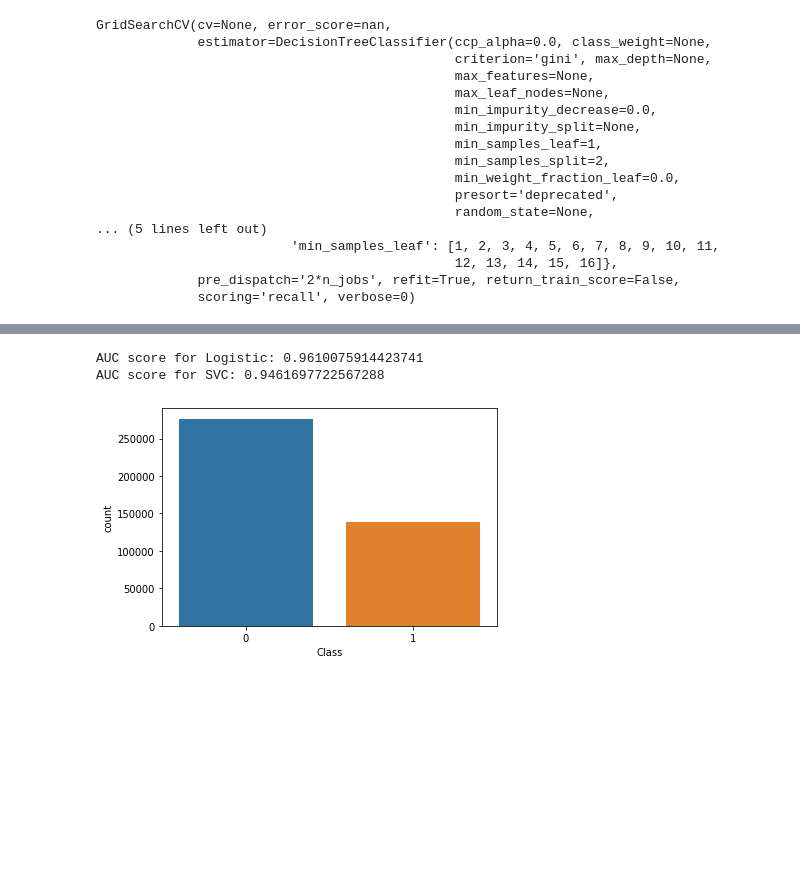
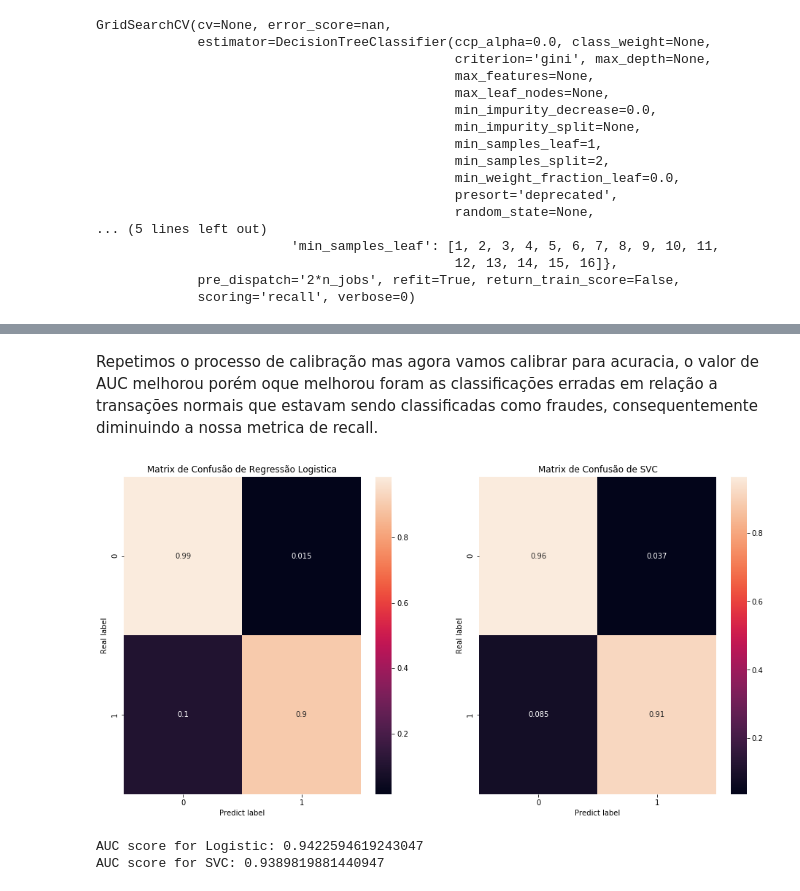
Before and after one commit to Gustavo-Bratfisch/data_science, a Jupyter notebook: Untitled4.ipynb, the cells around one changed output, grey strips where cells are left out. Drawn from its saved outputs; the diff is of its cells as text; code cells hidden in the pictures; blank space fills up the shorter version.

```diff
--- a/Untitled4.ipynb
+++ b/Untitled4.ipynb
@@ -419,31 +442,45 @@ AUC score for SVC: 0.8873360938578331
+# %% [markdown]
+Repetimos o processo de calibração mas agora vamos calibrar para acuracia, o valor de AUC melhorou porém oque melhorou foram as classificações erradas em relação a transações normais que estavam sendo classificadas como fraudes, consequentemente diminuindo a nossa metrica de recall.
 # %%
 log_reg_params = {"penalty": ['l1', 'l2'], 'C': [0.001, 0.01, 0.1, 1, 10, 100, 1000]}
 lr = LogisticRegression(solver='liblinear',max_iter=  1000)
 
 
 grid_Log2 = GridSearchCV( lr,log_reg_params,cv = 5)
 grid_Log2.fit(X_train, y_train)
 
 
 svc_params = {'C': [0.001,0.01,0.1,1,10,100], 'gamma':[0.001,0.01,0.1,1,10,100],'kernel': ['rbf', 'poly', 'sigmoid', 'linear']}
 grid_svc2 = GridSearchCV(SVC(), svc_params,)
 grid_svc2.fit(X_train, y_train)
 
 y_predicao_Logist2 = grid_Log2.predict(X_test)
 y_predicao_SVC2 = grid_svc2.predict(X_test)
 
+cnf_matrix_Logist2 = confusion_matrix(y_test,y_predicao_Logist2,normalize= 'true')
+cnf_matrix_SVC2 = confusion_matrix(y_test,y_predicao_SVC2,normalize= 'true')
+
+labels = [0,1]
+
+
+fig, (ax1, ax2) = plt.subplots(1,2, figsize = (16,8))
+#ax = fig.add_subplot(111)
+sns.heatmap(cnf_matrix_Logist2, annot = True, ax = ax1)
+sns.heatmap(cnf_matrix_SVC2, annot = True, ax = ax2)
+
+ax1.title.set_text('Matrix de Confusão de Regressão Logistica')
+ax1.set_xlabel('Predict label')
+ax1.set_ylabel('Real label')
+
+ax2.title.set_text('Matrix de Confusão de SVC')
+ax2.set_xlabel('Predict label')
+ax2.set_ylabel('Real label')
+#plt.title('Matrix de Confusão')
+plt.show()
 
 print("AUC score for Logistic:",roc_auc_score(y_test, y_predicao_Logist2))
 print("AUC score for SVC:",roc_auc_score(y_test, y_predicao_SVC2))
 # %% [output]
+[figure, added]
-AUC score for Logistic: 0.9610075914423741
-AUC score for SVC: 0.9461697722567288
+AUC score for Logistic: 0.9422594619243047
+AUC score for SVC: 0.9389819881440947
-# %%
-from imblearn.over_sampling import SMOTE
-
-smt = SMOTE(sampling_strategy=0.5)
-X_over, y_over = smt.fit_sample(df.drop('Class',axis = 1), df['Class'])
-
-ax = sns.countplot(y_over)
-# %% [output]
-[figure, removed]
```
Also changed, not shown: parts of 32 cells of this notebook.
